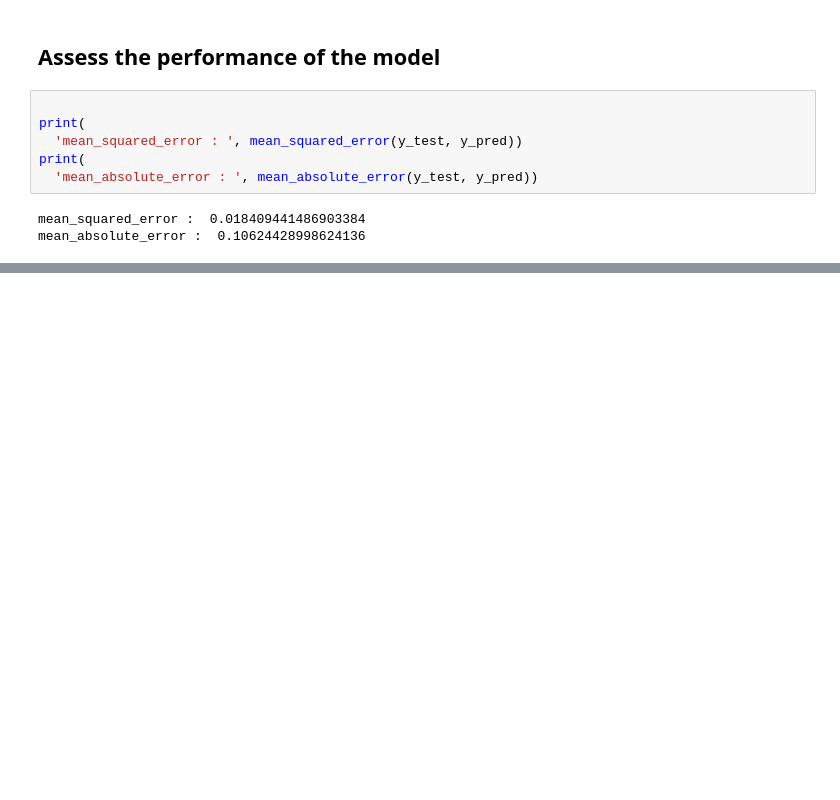
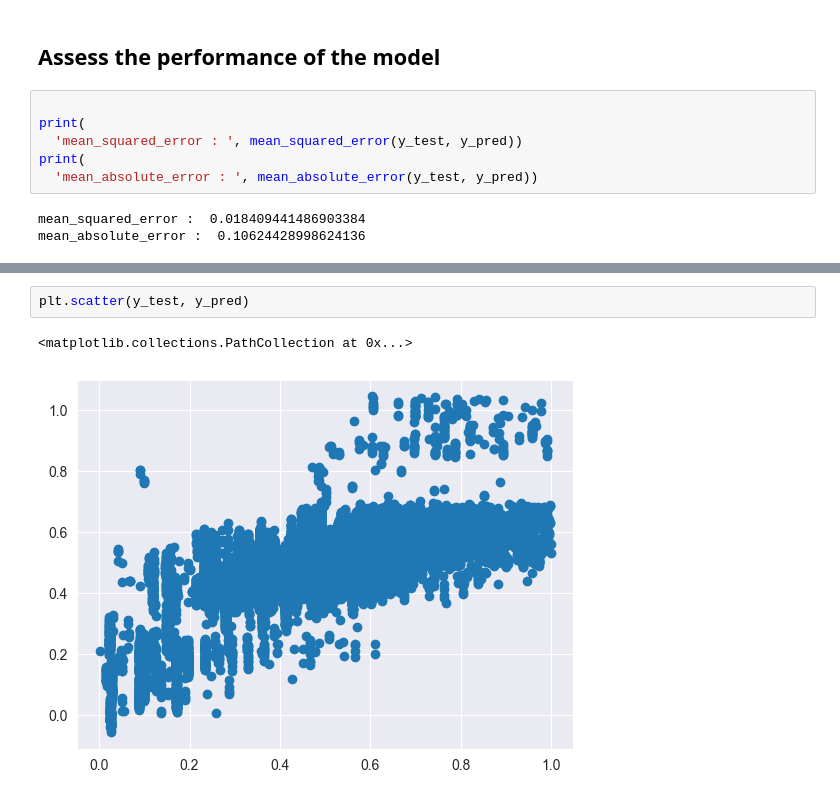
Before and after one commit to imiguelrodriguez/NECActivity1, a Jupyter notebook: multi_linear_regression.ipynb, the cells around one changed output, grey strips where cells are left out. Saved outputs shown, nothing was run; the diff lists cells and outputs as text; blank space fills up the shorter version.

```diff
--- a/multi_linear_regression.ipynb
+++ b/multi_linear_regression.ipynb
@@ -113,0 +170,5 @@ P
+# %%
+plt.scatter(y_test, y_pred)
+# %% [output]
+<matplotlib.collections.PathCollection at 0x...>
+[figure, added]
```
Also changed, not shown: parts of 9 cells of this notebook, 1 other file.
